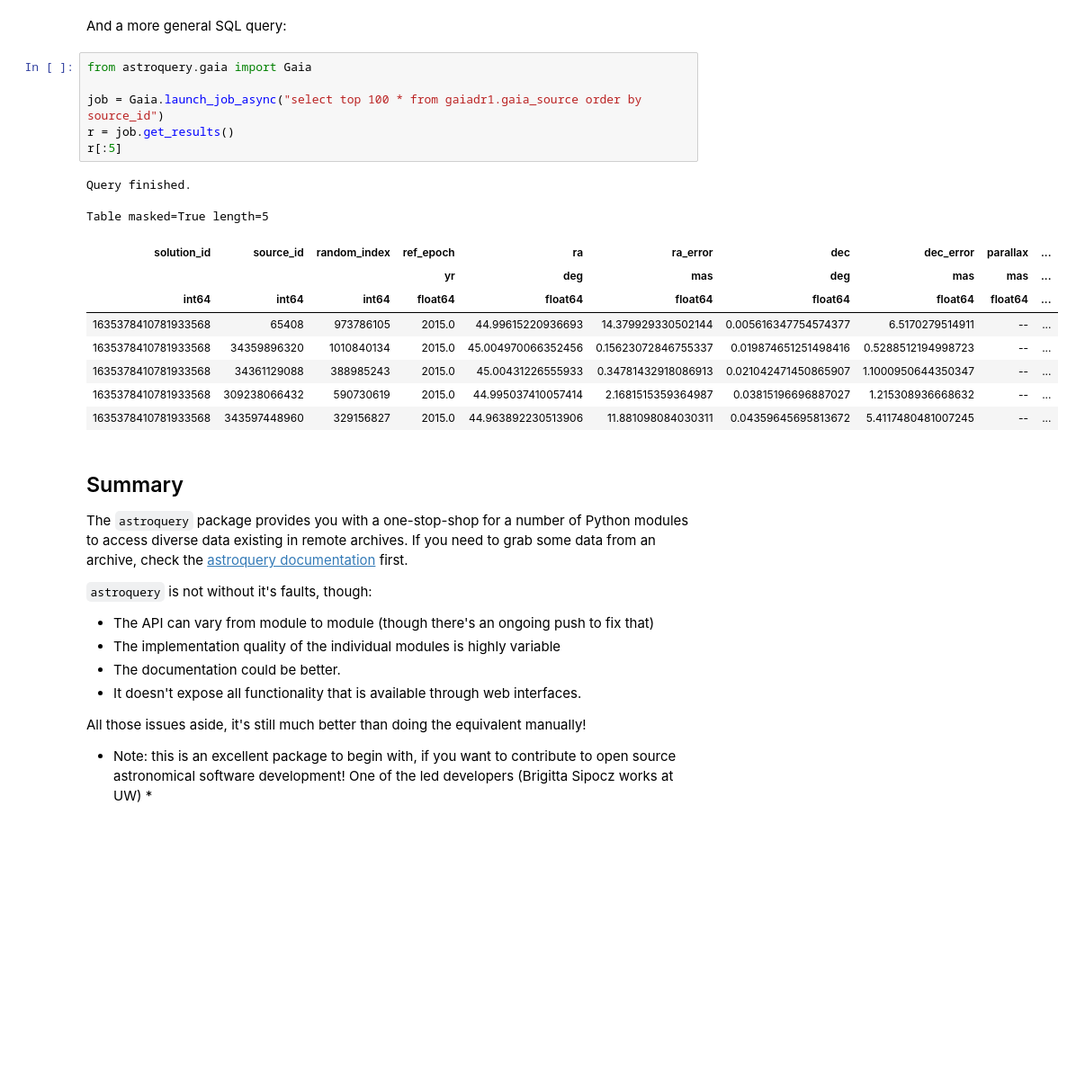
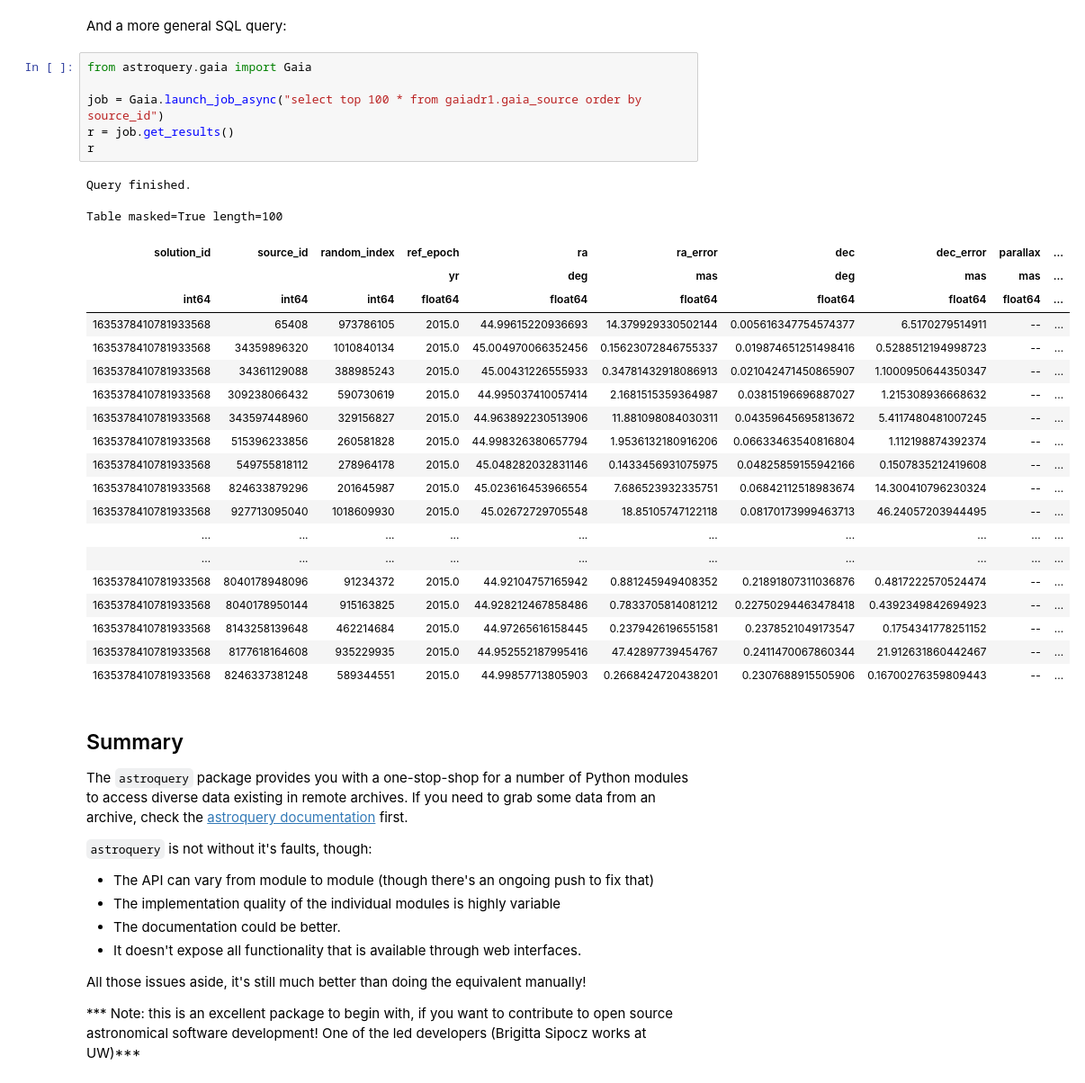
Before and after one commit to connolly/A302_2019, a Jupyter notebook: lectures/lecture-10-remote-queries/lecture-10-remote-queries.ipynb, the cells around one changed output. Shown at 90% size. Saved outputs shown, nothing was run; the diff lists cells and outputs as text; blank space fills up the shorter version.

```diff
--- a/lectures/lecture-10-remote-queries/lecture-10-remote-queries.ipynb
+++ b/lectures/lecture-10-remote-queries/lecture-10-remote-queries.ipynb
@@ -683,20 +678,31 @@ And a more general SQL query:
 # %%
 from astroquery.gaia import Gaia
 
 job = Gaia.launch_job_async("select top 100 * from gaiadr1.gaia_source order by source_id")
 r = job.get_results()
-r[:5]
+r
 # %% [output]
 Query finished.
-Table masked=True length=5
+Table masked=True length=100
 | solution_id | source_id | random_index | ref_epoch | ra | ra_error | dec | dec_error | parallax | ... |
 |  |  |  | yr | deg | mas | deg | mas | mas | ... |
 | int64 | int64 | int64 | float64 | float64 | float64 | float64 | float64 | float64 | ... |
 | 1635378410781933568 | 65408 | 973786105 | 2015.0 | 44.99615220936693 | 14.379929330502144 | 0.005616347754574377 | 6.5170279514911 | -- | ... |
 | 1635378410781933568 | 34359896320 | 1010840134 | 2015.0 | 45.004970066352456 | 0.15623072846755337 | 0.019874651251498416 | 0.5288512194998723 | -- | ... |
 | 1635378410781933568 | 34361129088 | 388985243 | 2015.0 | 45.00431226555933 | 0.34781432918086913 | 0.021042471450865907 | 1.1000950644350347 | -- | ... |
 | 1635378410781933568 | 309238066432 | 590730619 | 2015.0 | 44.995037410057414 | 2.1681515359364987 | 0.03815196696887027 | 1.215308936668632 | -- | ... |
 | 1635378410781933568 | 343597448960 | 329156827 | 2015.0 | 44.963892230513906 | 11.881098084030311 | 0.04359645695813672 | 5.4117480481007245 | -- | ... |
+| 1635378410781933568 | 515396233856 | 260581828 | 2015.0 | 44.998326380657794 | 1.9536132180916206 | 0.06633463540816804 | 1.112198874392374 | -- | ... |
+| 1635378410781933568 | 549755818112 | 278964178 | 2015.0 | 45.048282032831146 | 0.1433456931075975 | 0.04825859155942166 | 0.1507835212419608 | -- | ... |
+| 1635378410781933568 | 824633879296 | 201645987 | 2015.0 | 45.023616453966554 | 7.686523932335751 | 0.06842112518983674 | 14.300410796230324 | -- | ... |
+| 1635378410781933568 | 927713095040 | 1018609930 | 2015.0 | 45.02672729705548 | 18.85105747122118 | 0.08170173999463713 | 46.24057203944495 | -- | ... |
+| ... | ... | ... | ... | ... | ... | ... | ... | ... | ... |
+| ... | ... | ... | ... | ... | ... | ... | ... | ... | ... |
+| 1635378410781933568 | 8040178948096 | 91234372 | 2015.0 | 44.92104757165942 | 0.881245949408352 | 0.21891807311036876 | 0.4817222570524474 | -- | ... |
+| 1635378410781933568 | 8040178950144 | 915163825 | 2015.0 | 44.928212467858486 | 0.7833705814081212 | 0.22750294463478418 | 0.4392349842694923 | -- | ... |
+| 1635378410781933568 | 8143258139648 | 462214684 | 2015.0 | 44.97265616158445 | 0.2379426196551581 | 0.2378521049173547 | 0.1754341778251152 | -- | ... |
+| 1635378410781933568 | 8177618164608 | 935229935 | 2015.0 | 44.952552187995416 | 47.42897739454767 | 0.2411470067860344 | 21.912631860442467 | -- | ... |
+| 1635378410781933568 | 8246337381248 | 589344551 | 2015.0 | 44.99857713805903 | 0.2668424720438201 | 0.2307688915505906 | 0.16700276359809443 | -- | ... |
 # %% [markdown]
 ## Summary
 
@@ -710,4 +716,4 @@ The `astroquery` package provides you with a one-stop-shop for a number of Pytho
 
 All those issues aside, it's still much better than doing the equivalent manually!
 
-* Note: this is an excellent package to begin with, if you want to contribute to open source astronomical software development! One of the led developers (Brigitta Sipocz works at UW) *
+*** Note: this is an excellent package to begin with, if you want to contribute to open source astronomical software development! One of the led developers (Brigitta Sipocz works at UW)***
```
Also changed, not shown: parts of 21 cells of this notebook, 1 other file.
